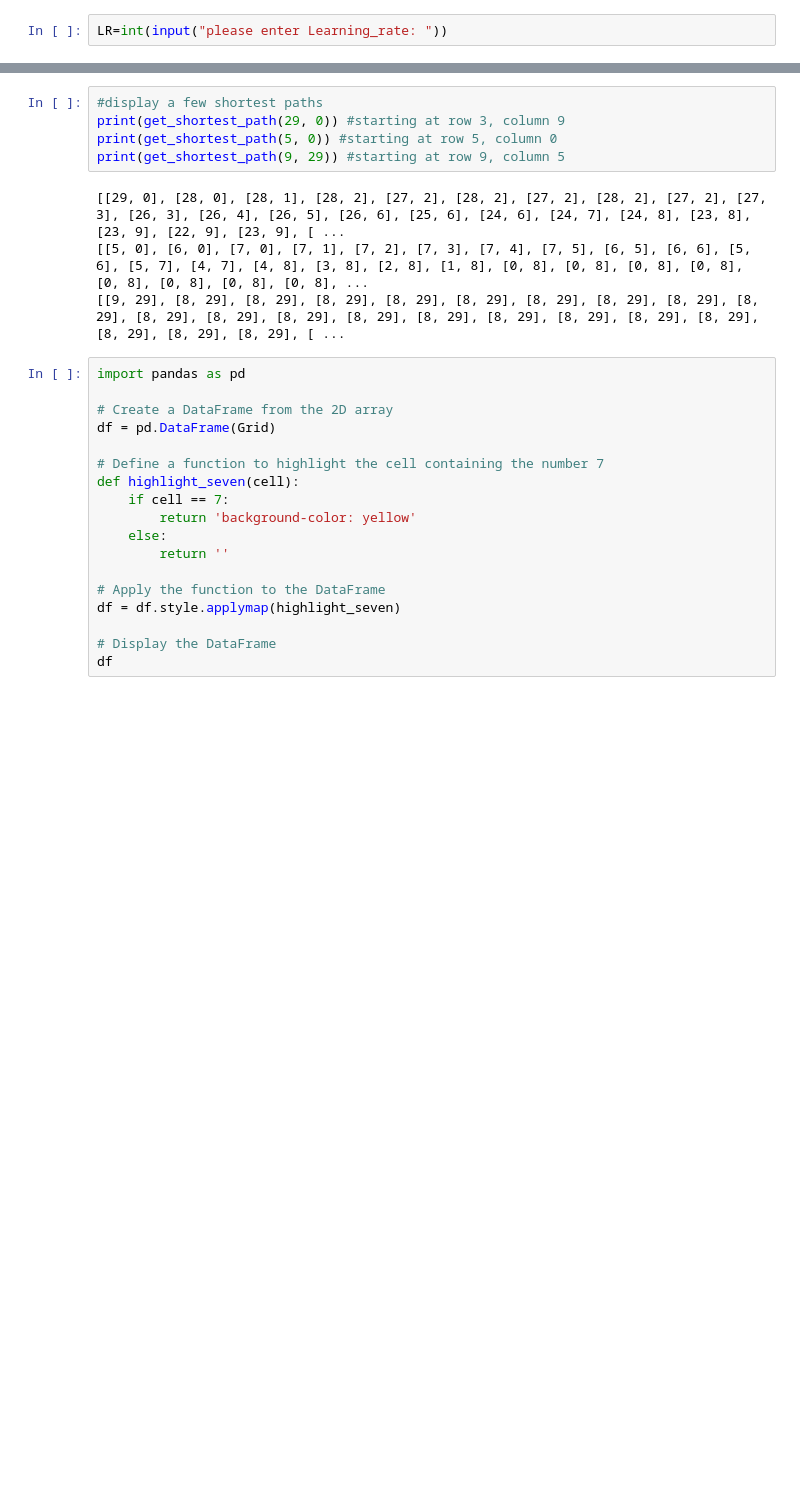
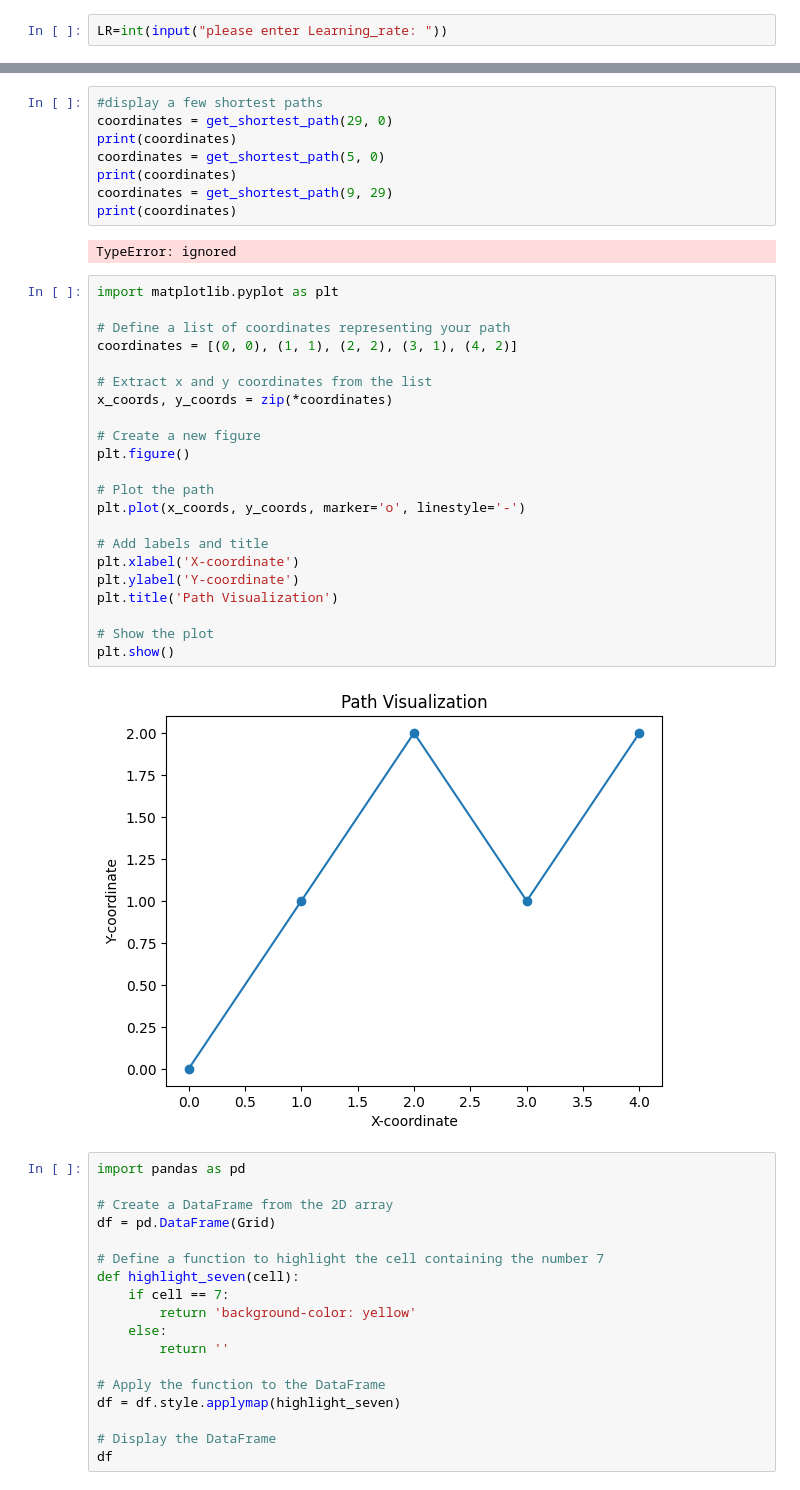
Before and after one commit to Arminsbss/Reinforcement-learning-N-N-grid, a Jupyter notebook: reinforcement_learning_n_n_grid.ipynb, the cells around one changed output, grey strips where cells are left out. Saved outputs shown, nothing was run; the diff lists cells and outputs as text; blank space fills up the shorter version.

```diff
--- a/reinforcement_learning_n_n_grid.ipynb
+++ b/reinforcement_learning_n_n_grid.ipynb
@@ -158,12 +175,37 @@ Training complete!
 # %%
 #display a few shortest paths
-print(get_shortest_path(29, 0)) #starting at row 3, column 9
-print(get_shortest_path(5, 0)) #starting at row 5, column 0
-print(get_shortest_path(9, 29)) #starting at row 9, column 5
+coordinates = get_shortest_path(29, 0)
+print(coordinates)
+coordinates = get_shortest_path(5, 0)
+print(coordinates)
+coordinates = get_shortest_path(9, 29)
+print(coordinates)
 # %% [output]
-[[29, 0], [28, 0], [28, 1], [28, 2], [27, 2], [28, 2], [27, 2], [28, 2], [27, 2], [27, 3], [26, 3], [26, 4], [26, 5], [26, 6], [25, 6], [24, 6], [24, 7], [24, 8], [23, 8], [23, 9], [22, 9], [23, 9], [ ...
-[[5, 0], [6, 0], [7, 0], [7, 1], [7, 2], [7, 3], [7, 4], [7, 5], [6, 5], [6, 6], [5, 6], [5, 7], [4, 7], [4, 8], [3, 8], [2, 8], [1, 8], [0, 8], [0, 8], [0, 8], [0, 8], [0, 8], [0, 8], [0, 8], [0, 8], ...
-[[9, 29], [8, 29], [8, 29], [8, 29], [8, 29], [8, 29], [8, 29], [8, 29], [8, 29], [8, 29], [8, 29], [8, 29], [8, 29], [8, 29], [8, 29], [8, 29], [8, 29], [8, 29], [8, 29], [8, 29], [8, 29], [8, 29], [ ...
+TypeError: ignored
+# %%
+import matplotlib.pyplot as plt
+
+# Define a list of coordinates representing your path
+coordinates = [(0, 0), (1, 1), (2, 2), (3, 1), (4, 2)]
+
+# Extract x and y coordinates from the list
+x_coords, y_coords = zip(*coordinates)
+
+# Create a new figure
+plt.figure()
+
+# Plot the path
+plt.plot(x_coords, y_coords, marker='o', linestyle='-')
+
+# Add labels and title
+plt.xlabel('X-coordinate')
+plt.ylabel('Y-coordinate')
+plt.title('Path Visualization')
+
+# Show the plot
+plt.show()
+# %% [output]
+[figure, added]
 # %%
 import pandas as pd
 
```
Also changed, not shown: parts of 2 cells of this notebook.
